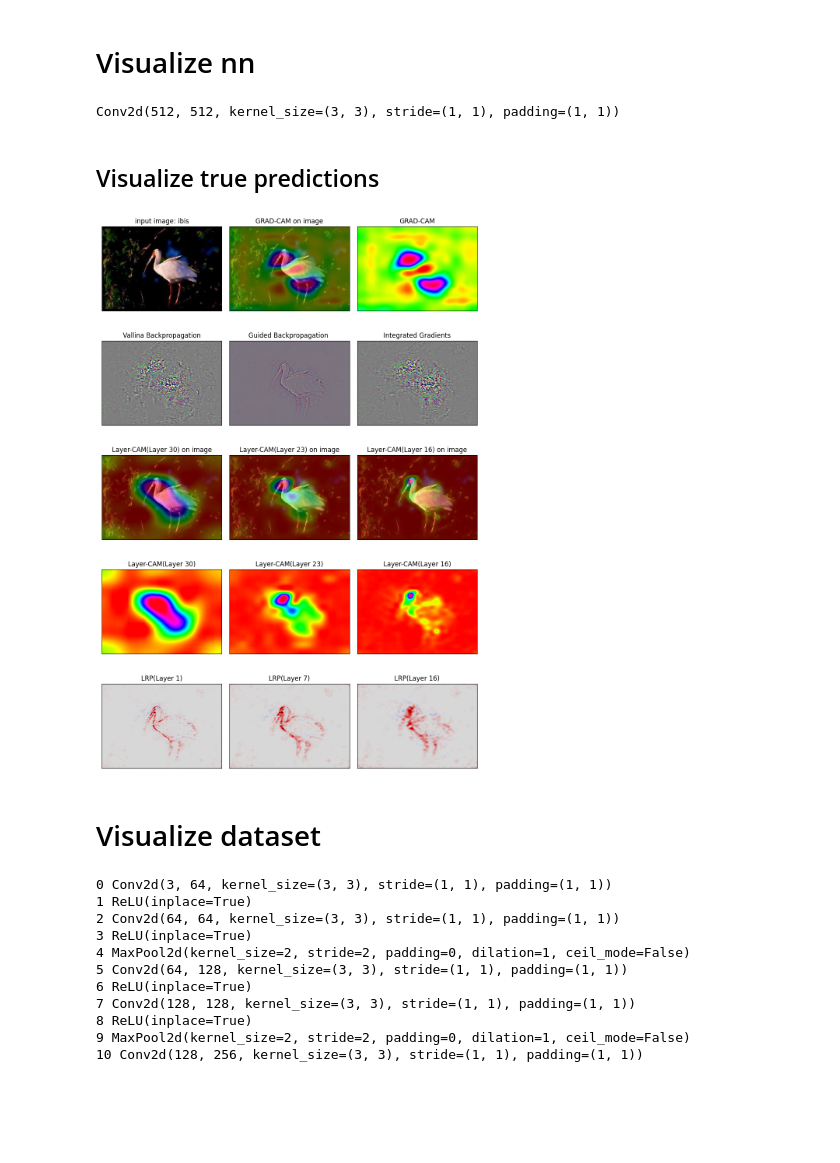
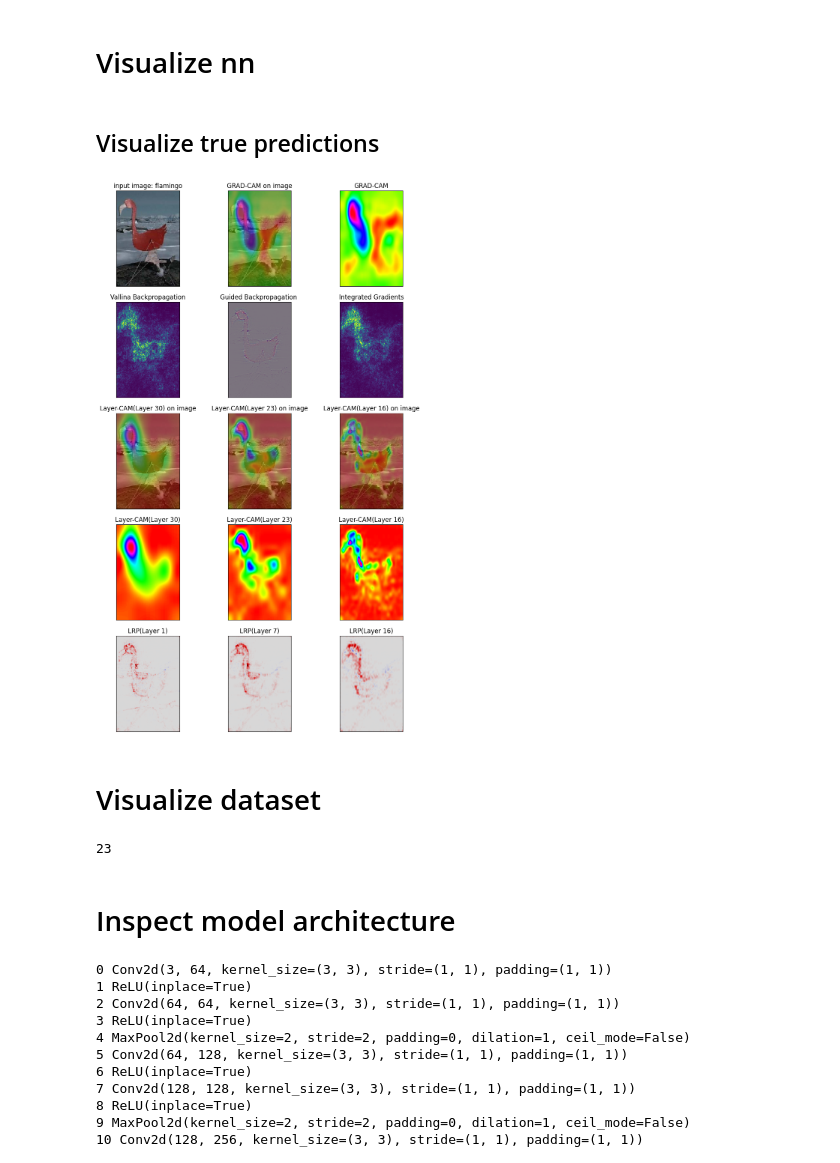
Before and after one commit to Leonid-Erlygin/lectures, a Jupyter notebook: l5_visualization/notebooks/caltech101_visualization.ipynb, the cells around one changed output. Drawn from its saved outputs; the diff is of its cells as text; code cells hidden in the pictures; blank space fills up the shorter version.

```diff
--- a/l5_visualization/notebooks/caltech101_visualization.ipynb
+++ b/l5_visualization/notebooks/caltech101_visualization.ipynb
@@ -188,10 +184,6 @@ def get_module_by_name(module: Union[torch.Tensor, nn.Module],
     """
     names = access_string.split(sep='.')
     return reduce(getattr, names, module)
-# %%
-get_module_by_name(model_ft, 'features.28')
-# %% [output]
-Conv2d(512, 512, kernel_size=(3, 3), stride=(1, 1), padding=(1, 1))
 # %% [markdown]
 ## Visualize true predictions
 # %%
@@ -217,13 +209,13 @@ from nn_interpretability.dataset.mnist_data_loader import MnistDataLoader
 
 from layercam import LayerCam
 from gradcam import GradCam
-from misc_functions import apply_colormap_on_image, apply_heatmap
+from misc_functions import apply_colormap_on_image, apply_heatmap, convert_to_grayscale
 from LRP import LRP
 from matplotlib.colors import ListedColormap
 
 from PIL import Image
 import cv2
-
+from pathlib import Path
 
 def apply_heatmap(R):
     """
@@ -247,6 +239,7 @@ def get_explanations(
     image_unchanged: Image,
     image_category_name: str,
     image_category: int,
+    save_path: Path
 ):
 
     image_shape = image_unchanged.size
@@ -271,7 +264,7 @@ def get_explanations(
 
     grad_cam_extractor = GradCam(model_ft, target_layer=28)
     grad_cam = cv2.resize(
-        grad_cam_extractor.generate_cam(image_transformed), image_shape
+        grad_cam_extractor.generate_cam(image_transformed, target_class=image_category), image_shape
     )
 
     heatmap_grad_cam, heatmap_on_image_grad_cam = apply_colormap_on_image(
@@ -287,10 +280,12 @@ def get_explanations(
 
     # Vallina Backpropagation
     interpretor = VanillaBackprop(model, [], None)
-    endpoint = interpretor.interpret(image_transformed)
-    endpoint = MnistVisualizer.normalize(endpoint)
+    endpoint = interpretor.interpret(image_transformed, target_class = image_category)
+    gray = convert_to_grayscale(endpoint.detach().numpy()[0])
+    gray = gray - gray.min()
+    gray /= gray.max()
     backprop_image = cv2.resize(
-        endpoint.detach().numpy()[0].transpose(1, 2, 0), image_shape
+        gray[0], image_shape
     )
 
     axs[1, 0].imshow(backprop_image, interpolation="nearest")
@@ -298,7 +293,7 @@ def get_explanations(
 
     # Guided Backpropagation
     interpretor = GuidedBackprop(model_ft, [], None)
-    endpoint = interpretor.interpret(image_transformed)
+    endpoint = interpretor.interpret(image_transformed, target_class = image_category)
     guided_backprop = RGBVisualizer.postprocess(endpoint)
     guided_backprop = cv2.resize(guided_backprop, image_shape)
 
@@ -309,11 +304,12 @@ def get_explanations(
     baseline = torch.zeros_like(image_transformed)
     interpretor = IntegratedGrad(model, [], None, baseline, steps=20)
     endpoint = interpretor.interpret(image_transformed)
-    endpoint = MnistVisualizer.normalize(endpoint)
+    gray = convert_to_grayscale(endpoint.detach().numpy()[0])
+    gray = gray - gray.min()
+    gray /= gray.max()
     int_grad_image = cv2.resize(
-        endpoint.detach().numpy()[0].transpose(1, 2, 0), image_shape
+        gray[0], image_shape
     )
-
     axs[1, 2].imshow(int_grad_image, interpolation="nearest")
     axs[1, 2].set_title("Integrated Gradients")
 
@@ -321,7 +317,7 @@ def get_explanations(
 
     layer_cam_extractor = LayerCam(model_ft, target_layer=30)
     layer_cam = cv2.resize(
-        layer_cam_extractor.generate_cam(image_transformed), image_shape
+        layer_cam_extractor.generate_cam(image_transformed, target_class=image_category), image_shape
     )
 
     heatmap_layer_cam, heatmap_on_image_layer_cam = apply_colormap_on_image(
@@ -338,7 +334,7 @@ def get_explanations(
 
     layer_cam_extractor = LayerCam(model_ft, target_layer=23)
     layer_cam = cv2.resize(
-        layer_cam_extractor.generate_cam(image_transformed), image_shape
+        layer_cam_extractor.generate_cam(image_transformed, target_class=image_category), image_shape
     )
 
     heatmap_layer_cam, heatmap_on_image_layer_cam = apply_colormap_on_image(
@@ -355,7 +351,7 @@ def get_explanations(
 
     layer_cam_extractor = LayerCam(model_ft, target_layer=16)
     layer_cam = cv2.resize(
-        layer_cam_extractor.generate_cam(image_transformed), image_shape
+        layer_cam_extractor.generate_cam(image_transformed, target_class=image_category), image_shape
     )
 
     heatmap_layer_cam, heatmap_on_image_layer_cam = apply_colormap_on_image(
@@ -426,13 +422,14 @@ def get_explanations(
     axs[4, 2].set_title(f"LRP(Layer {layer})")
 
     fig.tight_layout()
-    fig.show()
+    save_path.parent.mkdir(exist_ok=True, parents=True)
+    fig.savefig(save_path)
 # %%
-image_index = 1
+image_index = 44
 image_unchanged, image_category = val_dataset_unchanged[image_index]
 image_transformed = torch.unsqueeze(transformer(image_unchanged), 0).to(device)
-get_explanations(model_ft, image_transformed, image_unchanged, caltech101.categories[image_category], image_category)
+get_explanations(model_ft, image_transformed, image_unchanged, caltech101.categories[image_category], image_category, Path('../outputs/test.png'))
 # %% [output]
-[figure, old version]
+[figure, new version]
 # %% [markdown]
 # Visualize dataset
@@ -439,3 +465,9 @@ get_explanations(model_ft, image_transformed, image_unchanged, caltech101.catego
+# %%
+image_category
+# %% [output]
+23
+# %% [markdown]
+# Inspect model architecture
 # %%
 # for module_pos, module in model_ft.features._modules.items():
 #     print(module_pos, module)
```
Also changed, not shown: parts of 3 cells of this notebook, 1 other file.
